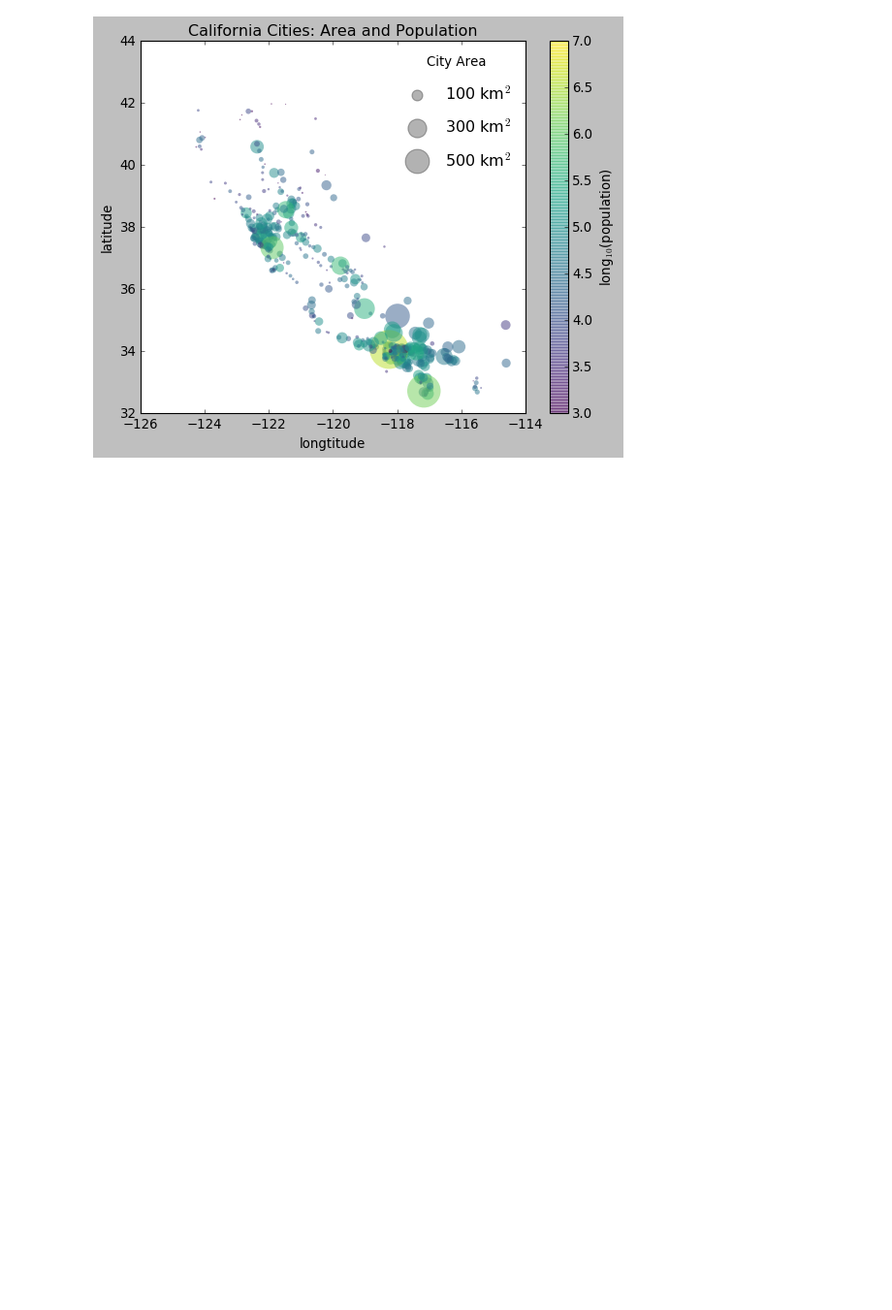
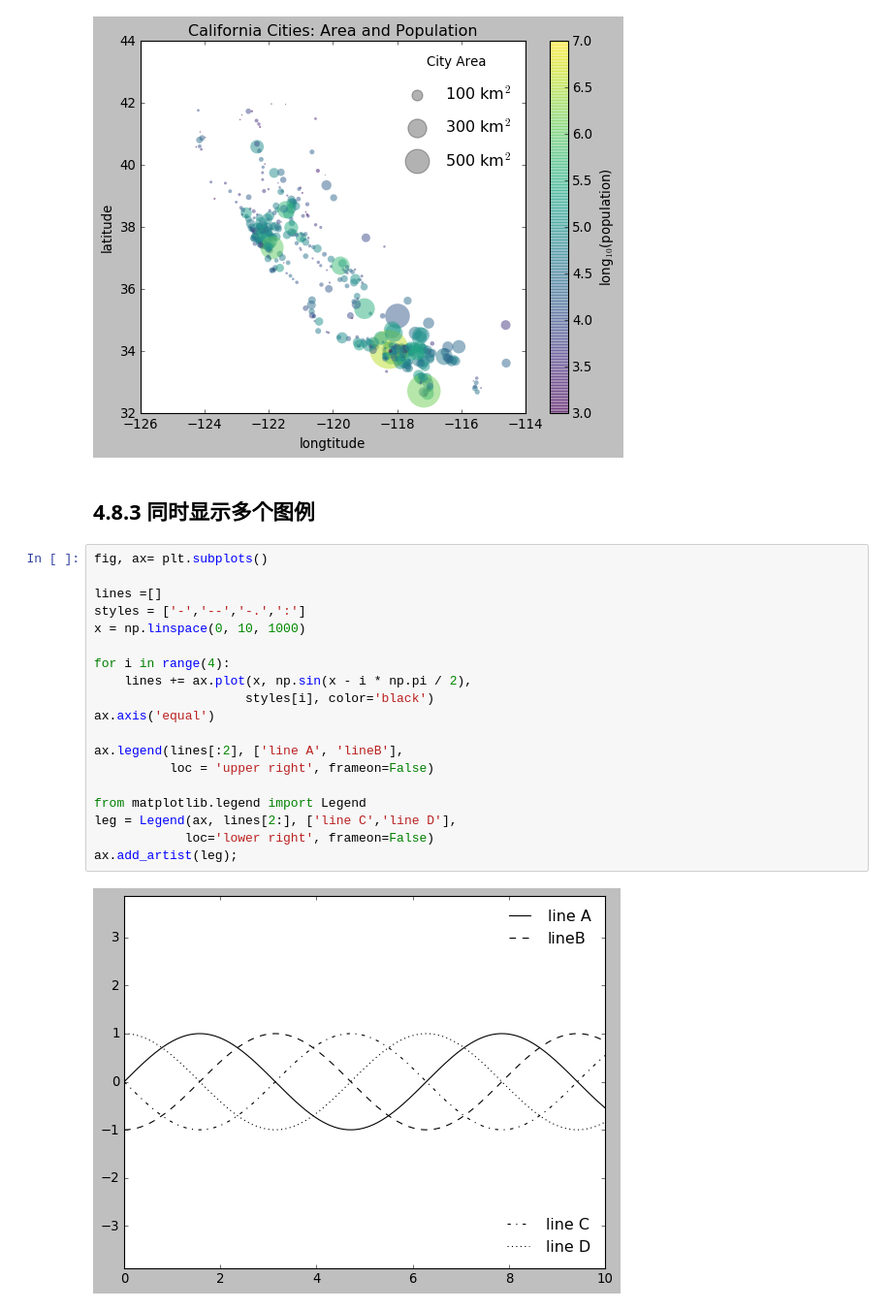
Before and after one commit to asa1525/Fking-ML, a Jupyter notebook: PyhtonDataScienceHandbook/4. Matplotlib - 4.8.3.ipynb, the cells around one changed output. Shown at 97% size. Saved outputs shown, nothing was run; the diff lists cells and outputs as text; blank space fills up the shorter version.

Commit message:
Matplotlib
4.9

```diff
--- a/PyhtonDataScienceHandbook/4. Matplotlib.ipynb
+++ b/PyhtonDataScienceHandbook/4. Matplotlib - 4.8.3.ipynb
@@ -541,3 +541,26 @@ plt.title('California Cities: Area and Population')
 # %% [output]
 Text(0.5,1,'California Cities: Area and Population')
 [figure]
+# %% [markdown]
+## 4.8.3 同时显示多个图例
+# %%
+fig, ax= plt.subplots()
+
+lines =[]
+styles = ['-','--','-.',':']
+x = np.linspace(0, 10, 1000)
+
+for i in range(4):
+    lines += ax.plot(x, np.sin(x - i * np.pi / 2),
+                    styles[i], color='black')
+ax.axis('equal')
+
+ax.legend(lines[:2], ['line A', 'lineB'],
+          loc = 'upper right', frameon=False)
+
+from matplotlib.legend import Legend
+leg = Legend(ax, lines[2:], ['line C','line D'],
+            loc='lower right', frameon=False)
+ax.add_artist(leg);
+# %% [output]
+[figure, added]
```
Also changed, not shown: 1 other file.
